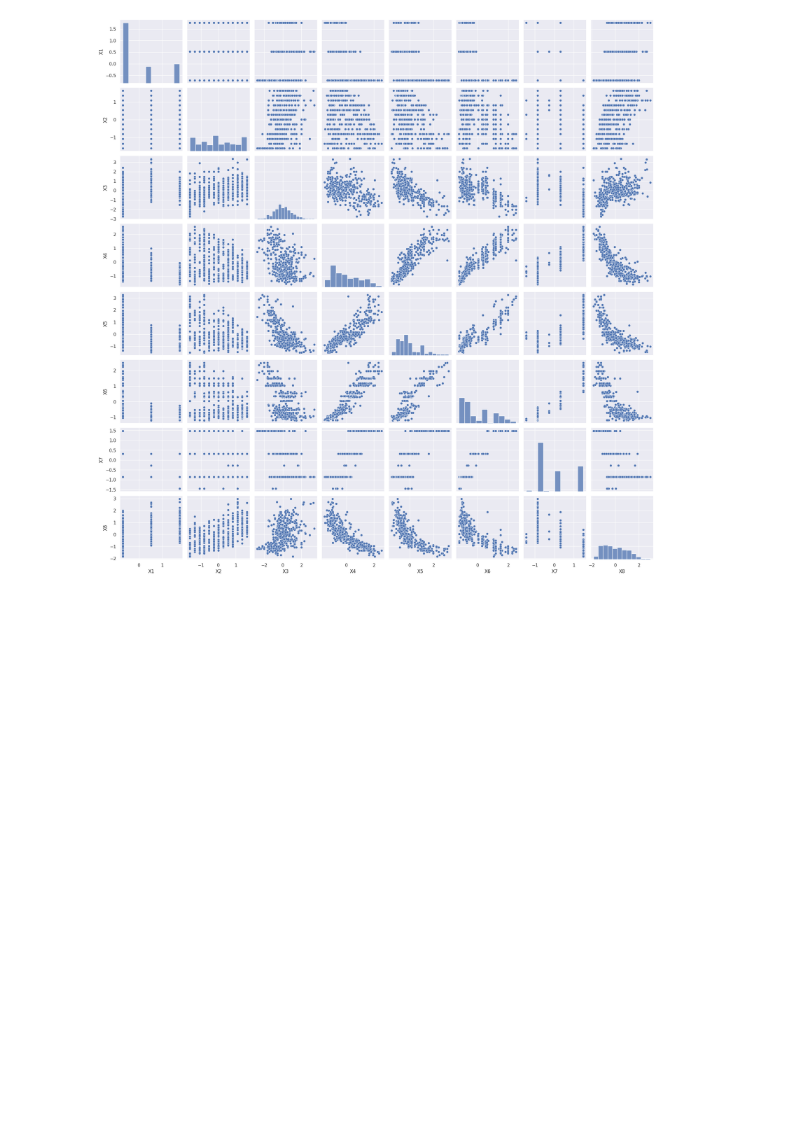
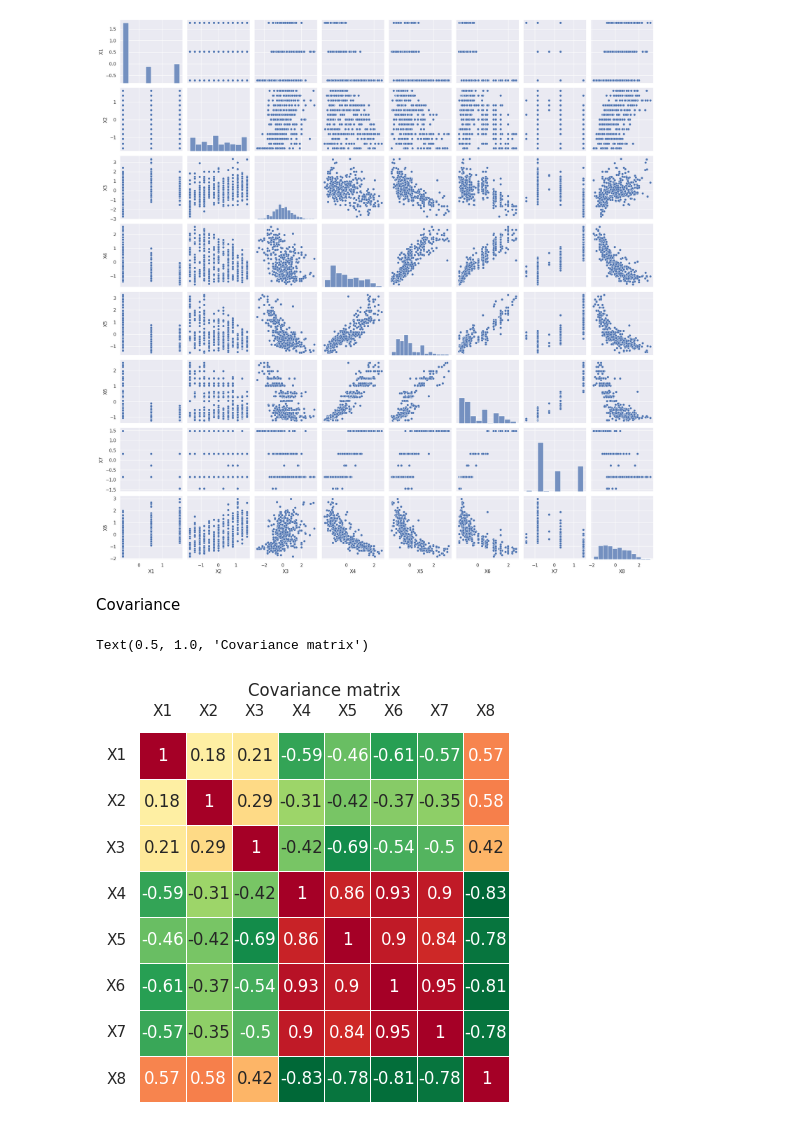
Before and after one commit to mrymold/INSE-6220, a Jupyter notebook: Untitled0.ipynb, the cells around one changed output. Cells and saved outputs as stored; diff of their text form; code cells hidden in the pictures; blank space fills up the shorter version.

```diff
--- a/Untitled0.ipynb
+++ b/Untitled0.ipynb
@@ -13,6 +10,6 @@ uploaded = files.upload()
 # %%
 #read cvs file into dataframe
-df = pd.read_excel('/content/drive/MyDrive/mydata.xls', index_col=0)
+df = pd.read_excel('/content/drive/MyDrive/Dataset.xls', index_col=0)
 ##!pip install xlrd
 ##df = pd.read_excel('airquality.xls')
 print(df.head())
@@ -74,3 +73,16 @@ sns.pairplot(df)
 # %% [output]
 <seaborn.axisgrid.PairGrid at 0x...>
 [figure]
+# %% [markdown]
+Covariance
+# %%
+dfc = df - df.mean() #centered data
+plt. figure()
+ax = sns.heatmap(dfc.cov(), cmap='RdYlGn_r', linewidths=0.5, annot=True,
+            cbar=False, square=True)
+plt.yticks(rotation=0)
+ax.tick_params(labelbottom=False,labeltop=True)
+plt.title('Covariance matrix')
+# %% [output]
+Text(0.5, 1.0, 'Covariance matrix')
+[figure, added]
```
Also changed, not shown: parts of 22 cells of this notebook.
